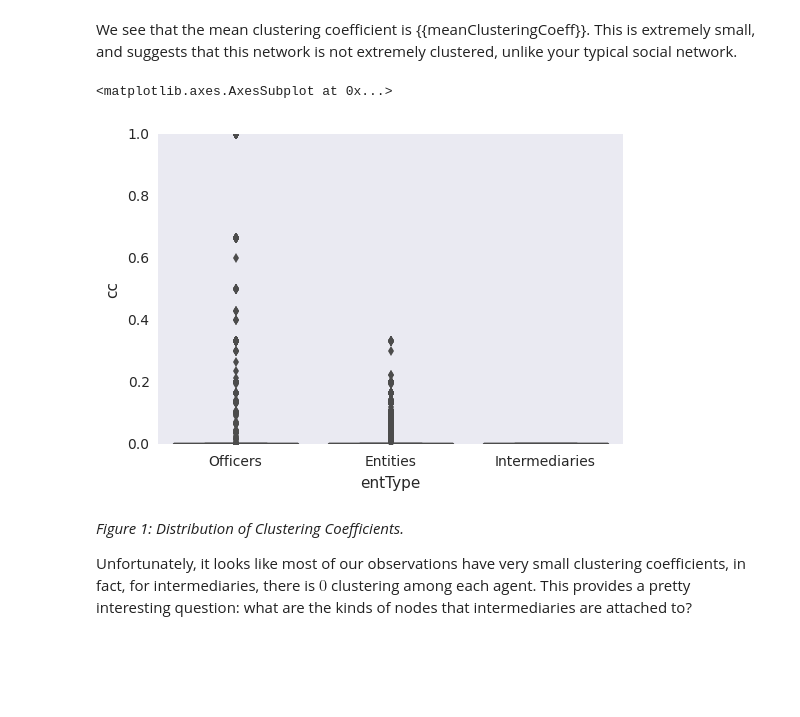
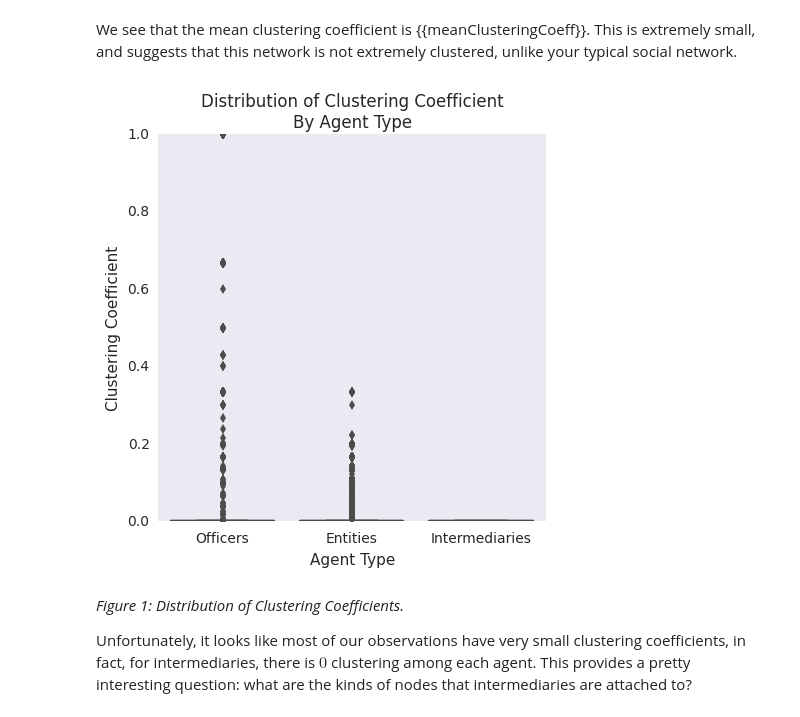
Before and after one commit to PLBMR/networksFinalProject, a Jupyter notebook: analysis/businessNetworkClusterAnalysis.ipynb, the cells around one changed output. Drawn from its saved outputs; the diff is of its cells as text; code cells hidden in the pictures; blank space fills up the shorter version.

```diff
--- a/analysis/businessNetworkClusterAnalysis.ipynb
+++ b/analysis/businessNetworkClusterAnalysis.ipynb
@@ -79,14 +79,18 @@ agentTypeFrame = pd.DataFrame(getNodeInfo(nodeVec,"entType"))
 # %%
 #then get clustering coefficient frame
 clusterCoeffFrame = pd.DataFrame({"nodeID" : clusterCoeffDict.keys(),
                                   "cc" : clusterCoeffDict.values()})
 #then merge
 clusterCoeffFrame = clusterCoeffFrame.merge(agentTypeFrame,on = "nodeID")
 #then plot
+givenFig = plt.figure(figsize = (figWidth,figHeight))
 sns.boxplot(x = "entType",y = "cc",data = clusterCoeffFrame)
+plt.xlabel("Agent Type")
+plt.ylabel("Clustering Coefficient")
+plt.title("Distribution of Clustering Coefficient\nBy Agent Type")
+plt.savefig("figures/figure9.png")
 # %% [output]
-<matplotlib.axes.AxesSubplot at 0x...>
-[figure, old version]
+[figure, new version]
 # %% [markdown]
 _Figure 1: Distribution of Clustering Coefficients._
 
```
Also changed, not shown: parts of 1 cell of this notebook, 22 other files.
